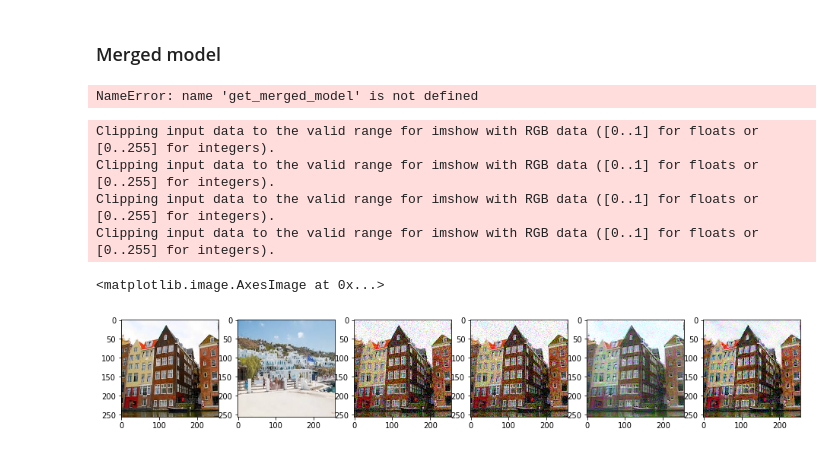
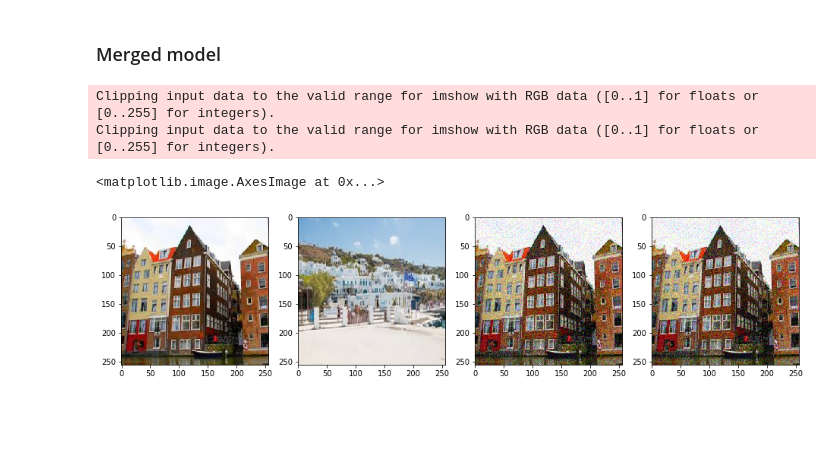
Before and after one commit to ebatuhankaynak/DeepPotato, a Jupyter notebook: src/GenModel.ipynb, the cells around one changed output. Saved outputs shown, nothing was run; the diff lists cells and outputs as text; code cells hidden in the pictures; blank space fills up the shorter version.

```diff
--- a/src/GenModel.ipynb
+++ b/src/GenModel.ipynb
@@ -80,26 +90,22 @@ content = tf.Variable(conImg)
 style = tf.Variable(styImg)
 generated = tf.placeholder(np.float32, (None, 256, 256, 3))
 
-calcF1 = get_merged_model(content, style, generated, (1, 1), 100)
+calcF1 = get_merged_model(content, style, generated, (1, 1))
 genOpt1, _, _ = fmin_l_bfgs_b(calcF1, genImg0, disp=1, maxiter=25)
 
 genImg1 = genOpt1.reshape(256, 256, 3)
-# %% [output]
-NameError: name 'get_merged_model' is not defined
 # %%
 plt.figure(figsize=(16,8))
-plt.subplot(1,1,1)
+plt.subplot(1,4,1)
 plt.imshow(conImg[0])
-plt.subplot(1,2,2)
+plt.subplot(1,4,2)
 plt.imshow(styImg[0])
-plt.subplot(1,3,3)
+plt.subplot(1,4,3)
 plt.imshow(genImg0[0])
 plt.subplot(1,4,4)
 plt.imshow(genImg1)
 # %% [output]
 Clipping input data to the valid range for imshow with RGB data ([0..1] for floats or [0..255] for integers).
 Clipping input data to the valid range for imshow with RGB data ([0..1] for floats or [0..255] for integers).
-Clipping input data to the valid range for imshow with RGB data ([0..1] for floats or [0..255] for integers).
-Clipping input data to the valid range for imshow with RGB data ([0..1] for floats or [0..255] for integers).
 <matplotlib.image.AxesImage at 0x...>
-[figure, old version]
+[figure, new version]
```
Also changed, not shown: parts of 2 cells of this notebook.
